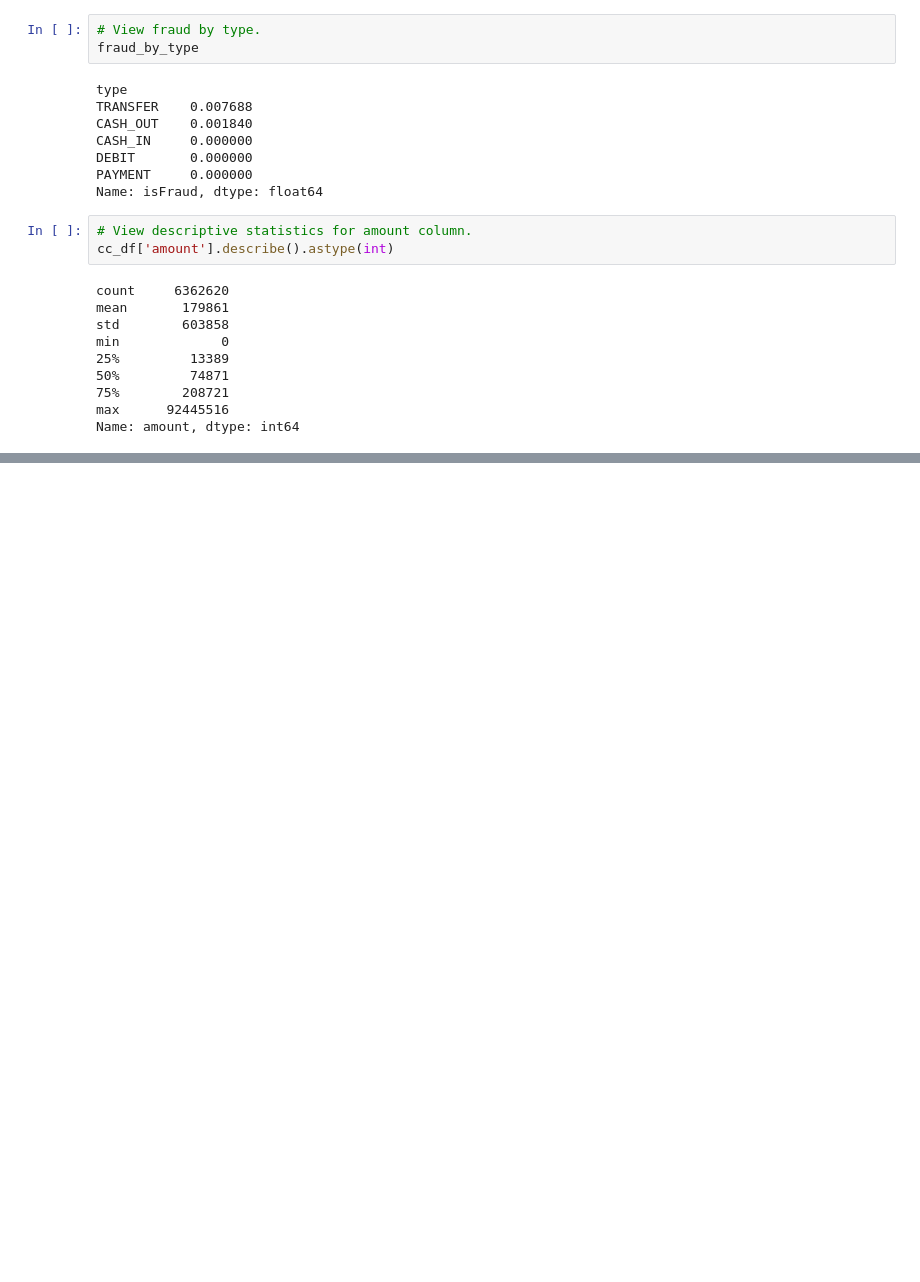
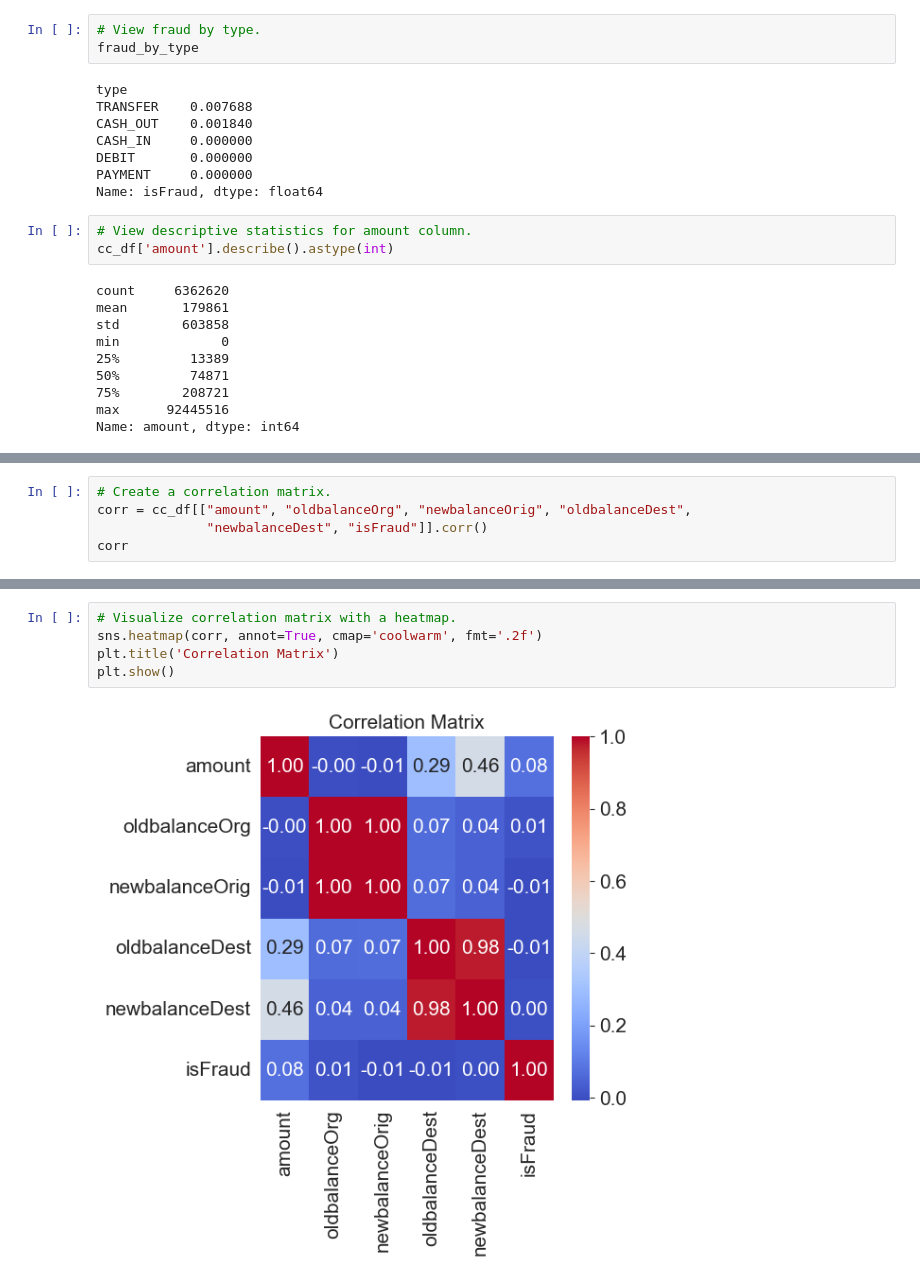
Before and after one commit to MWPerrineJr/my_portfolio, a Jupyter notebook: credit_card_fraud.ipynb, the cells around one changed output, grey strips where cells are left out. Drawn from its saved outputs; the diff is of its cells as text; blank space fills up the shorter version.

Commit message:
corr matrix

```diff
--- a/credit_card_fraud.ipynb
+++ b/credit_card_fraud.ipynb
@@ -147,0 +270,5 @@ plt.show()
+# %%
+# Create a correlation matrix.
+corr = cc_df[["amount", "oldbalanceOrg", "newbalanceOrig", "oldbalanceDest",
+              "newbalanceDest", "isFraud"]].corr()
+corr
@@ -147,0 +283,7 @@ plt.show()
+# %%
+# Visualize correlation matrix with a heatmap.
+sns.heatmap(corr, annot=True, cmap='coolwarm', fmt='.2f')
+plt.title('Correlation Matrix')
+plt.show()
+# %% [output]
+[figure, added]
```
Also changed, not shown: parts of 16 cells of this notebook.
